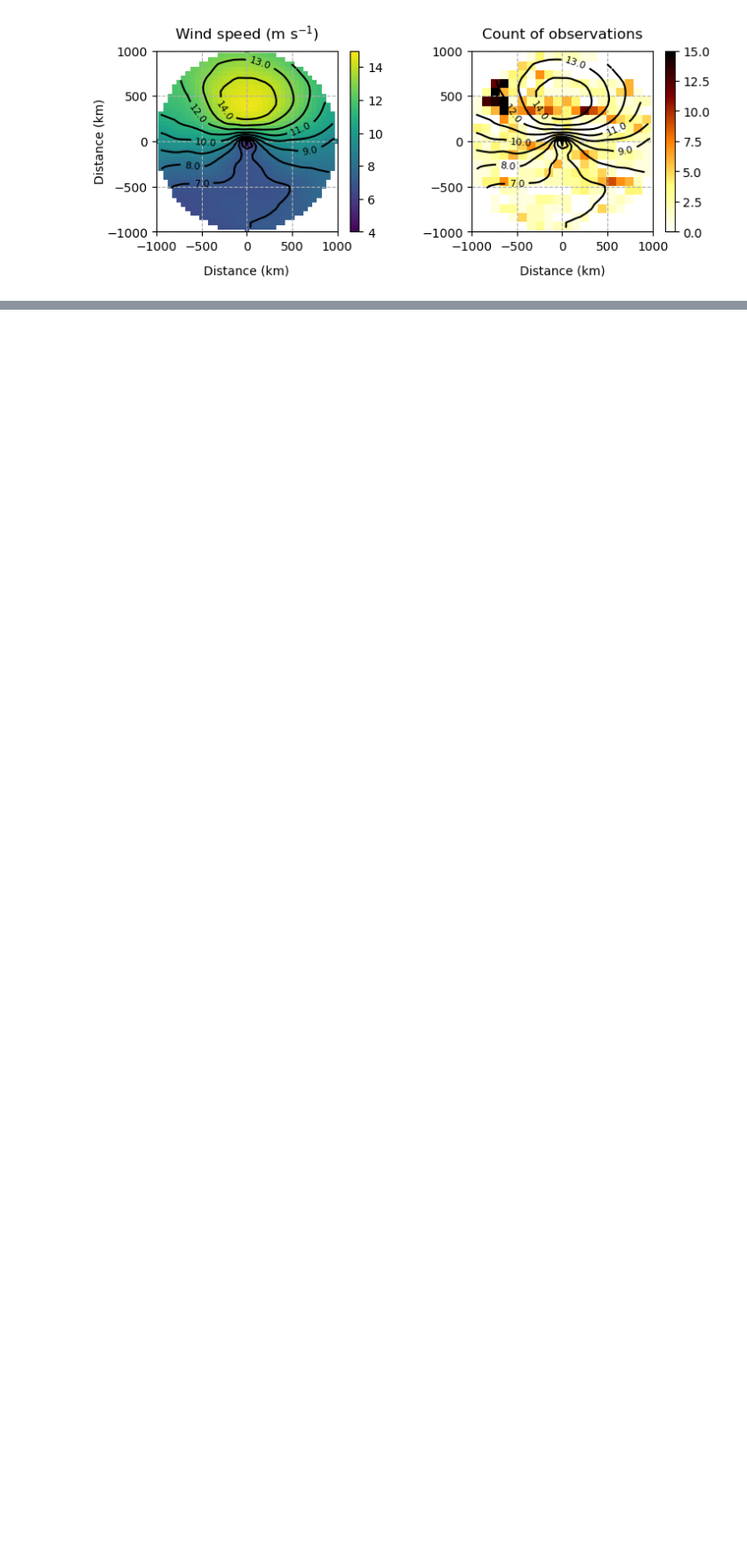
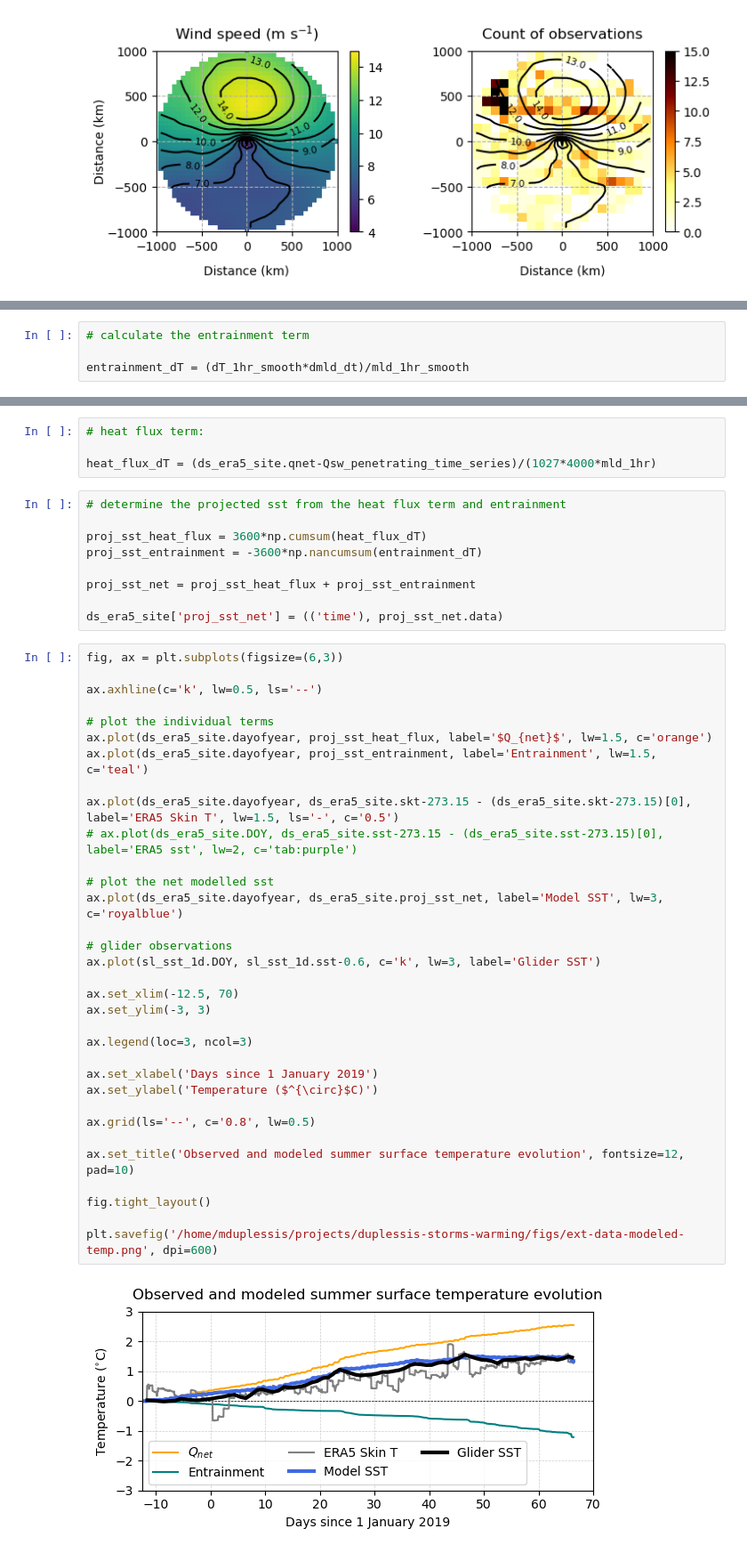
Before and after one commit to marcelduplessis/duplessis-storms-warming, a Jupyter notebook: code/analysis/figure-2-v3.ipynb, the cells around one changed output, grey strips where cells are left out. Shown at 89% size. Cells and saved outputs as stored; diff of their text form; blank space fills up the shorter version.

Commit message:
figure 2

```diff
--- a/code/analysis/figure-2-v3.ipynb
+++ b/code/analysis/figure-2-v3.ipynb
@@ -426,0 +631,4 @@ plt.savefig('/home/mduplessis/projects/duplessis-storms-warming/figs/mean_wind_i
+# %%
+# calculate the entrainment term
+
+entrainment_dT = (dT_1hr_smooth*dmld_dt)/mld_1hr_smooth
@@ -426,0 +667,48 @@ plt.savefig('/home/mduplessis/projects/duplessis-storms-warming/figs/mean_wind_i
+# %%
+# heat flux term:
+
+heat_flux_dT = (ds_era5_site.qnet-Qsw_penetrating_time_series)/(1027*4000*mld_1hr)
+# %%
+# determine the projected sst from the heat flux term and entrainment
+
+proj_sst_heat_flux = 3600*np.cumsum(heat_flux_dT)
+proj_sst_entrainment = -3600*np.nancumsum(entrainment_dT)
+
+proj_sst_net = proj_sst_heat_flux + proj_sst_entrainment
+
+ds_era5_site['proj_sst_net'] = (('time'), proj_sst_net.data)
+# %%
+fig, ax = plt.subplots(figsize=(6,3))
+
+ax.axhline(c='k', lw=0.5, ls='--')
+
+# plot the individual terms
+ax.plot(ds_era5_site.dayofyear, proj_sst_heat_flux, label='$Q_{net}$', lw=1.5, c='orange')
+ax.plot(ds_era5_site.dayofyear, proj_sst_entrainment, label='Entrainment', lw=1.5, c='teal')
+
+ax.plot(ds_era5_site.dayofyear, ds_era5_site.skt-273.15 - (ds_era5_site.skt-273.15)[0], label='ERA5 Skin T', lw=1.5, ls='-', c='0.5')
+# ax.plot(ds_era5_site.DOY, ds_era5_site.sst-273.15 - (ds_era5_site.sst-273.15)[0], label='ERA5 sst', lw=2, c='tab:purple')
+
+# plot the net modelled sst
+ax.plot(ds_era5_site.dayofyear, ds_era5_site.proj_sst_net, label='Model SST', lw=3, c='royalblue')
+
+# glider observations
+ax.plot(sl_sst_1d.DOY, sl_sst_1d.sst-0.6, c='k', lw=3, label='Glider SST')
+
+ax.set_xlim(-12.5, 70)
+ax.set_ylim(-3, 3)
+
+ax.legend(loc=3, ncol=3)
+
+ax.set_xlabel('Days since 1 January 2019')
+ax.set_ylabel('Temperature ($^{\circ}$C)')
+
+ax.grid(ls='--', c='0.8', lw=0.5)
+
+ax.set_title('Observed and modeled summer surface temperature evolution', fontsize=12, pad=10)
+
+fig.tight_layout()
+
+plt.savefig('/home/mduplessis/projects/duplessis-storms-warming/figs/ext-data-modeled-temp.png', dpi=600)
+# %% [output]
+[figure, added]
```
Also changed, not shown: parts of 15 cells of this notebook.
